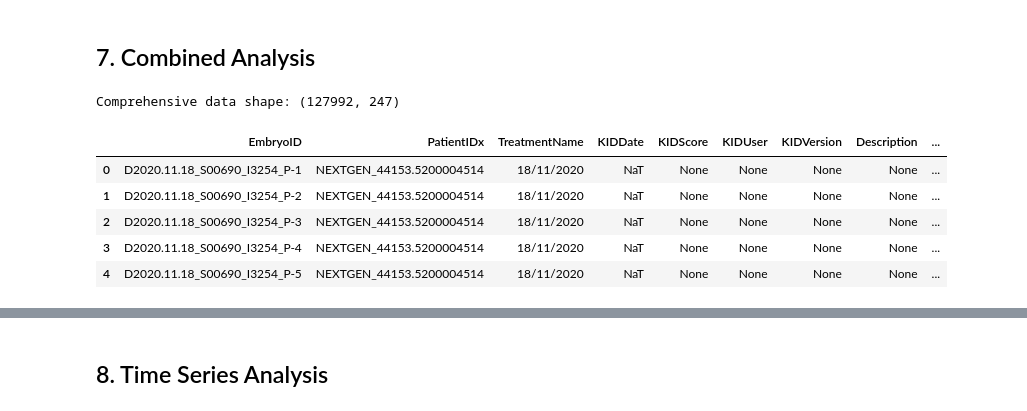
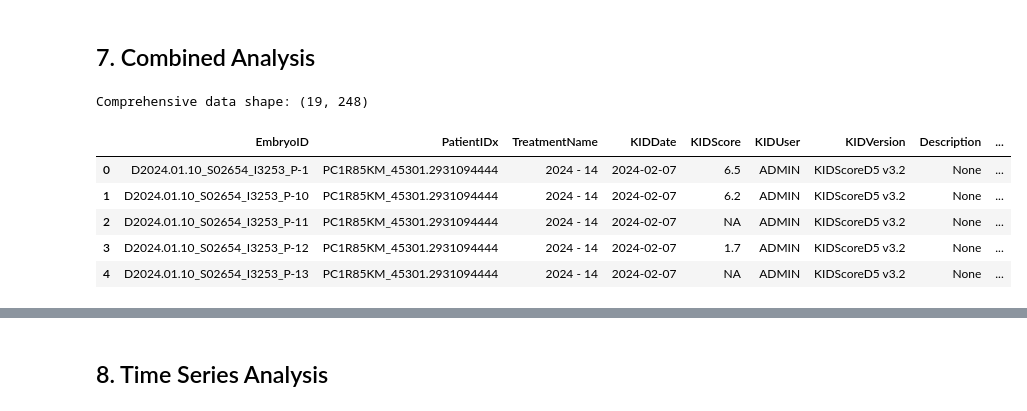
Before and after one commit to bobbypestana/embryoscope-extraction, a Jupyter notebook: embryoscope/exploration/explore_embryoscope_data.ipynb, the cells around one changed output, grey strips where cells are left out. Saved outputs shown, nothing was run; the diff lists cells and outputs as text; code cells hidden in the pictures.

```diff
--- a/embryoscope/exploration/explore_embryoscope_data.ipynb
+++ b/embryoscope/exploration/explore_embryoscope_data.ipynb
@@ -404,36 +420,37 @@ latest_treatments AS (
 --     WHERE _extraction_timestamp = (SELECT MAX(_extraction_timestamp) FROM embryoscope.data_treatments)
 ),
 latest_embryos AS (
     SELECT * FROM {schema}.embryo_data
 --     WHERE _extraction_timestamp = (SELECT MAX(_extraction_timestamp) FROM embryoscope.data_embryo_data)
 ),
 -- Table data_idascore does not exist, so we cannot include latest_scores.
 -- If/when the table is created, restore this CTE:
 latest_scores AS (
    SELECT * FROM {schema}.idascore
 --     WHERE _extraction_timestamp = (SELECT MAX(_extraction_timestamp) FROM embryoscope.data_idascore)
 )
 SELECT
     e.*,
     p.FirstName as PatientName,
     p.DateOfBirth,
     s.IDAScore
 FROM latest_embryos e
 LEFT JOIN latest_patients p ON e.PatientIDx = p.PatientIDx AND e._location = p._location
 LEFT JOIN latest_scores s ON e.EmbryoID = s.EmbryoID AND e._location = s._location
+WHERE p.PatientID = '828.655'
 ORDER BY e._location, e.PatientIDx, e.EmbryoID
 """
 
 comprehensive_df = conn.execute(comprehensive_query).df()
 conn.close()
 
 print(f"Comprehensive data shape: {comprehensive_df.shape}")
 comprehensive_df.head()
 # %% [output]
-Comprehensive data shape: (127992, 247)
+Comprehensive data shape: (19, 248)
 |  | EmbryoID | PatientIDx | TreatmentName | KIDDate | KIDScore | KIDUser | KIDVersion | Description | ... |
-| 0 | D2020.11.18_S00690_I3254_P-1 | NEXTGEN_44153.5200004514 | 18/11/2020 | NaT | None | None | None | None | ... |
-| 1 | D2020.11.18_S00690_I3254_P-2 | NEXTGEN_44153.5200004514 | 18/11/2020 | NaT | None | None | None | None | ... |
-| 2 | D2020.11.18_S00690_I3254_P-3 | NEXTGEN_44153.5200004514 | 18/11/2020 | NaT | None | None | None | None | ... |
-| 3 | D2020.11.18_S00690_I3254_P-4 | NEXTGEN_44153.5200004514 | 18/11/2020 | NaT | None | None | None | None | ... |
-| 4 | D2020.11.18_S00690_I3254_P-5 | NEXTGEN_44153.5200004514 | 18/11/2020 | NaT | None | None | None | None | ... |
+| 0 | D2024.01.10_S02654_I3253_P-1 | PC1R85KM_45301.2931094444 | 2024 - 14 | 2024-02-07 | 6.5 | ADMIN | KIDScoreD5 v3.2 | None | ... |
+| 1 | D2024.01.10_S02654_I3253_P-10 | PC1R85KM_45301.2931094444 | 2024 - 14 | 2024-02-07 | 6.2 | ADMIN | KIDScoreD5 v3.2 | None | ... |
+| 2 | D2024.01.10_S02654_I3253_P-11 | PC1R85KM_45301.2931094444 | 2024 - 14 | 2024-02-07 | NA | ADMIN | KIDScoreD5 v3.2 | None | ... |
+| 3 | D2024.01.10_S02654_I3253_P-12 | PC1R85KM_45301.2931094444 | 2024 - 14 | 2024-02-07 | 1.7 | ADMIN | KIDScoreD5 v3.2 | None | ... |
+| 4 | D2024.01.10_S02654_I3253_P-13 | PC1R85KM_45301.2931094444 | 2024 - 14 | 2024-02-07 | NA | ADMIN | KIDScoreD5 v3.2 | None | ... |
```
Also changed, not shown: parts of 17 cells of this notebook, 6 other files.
